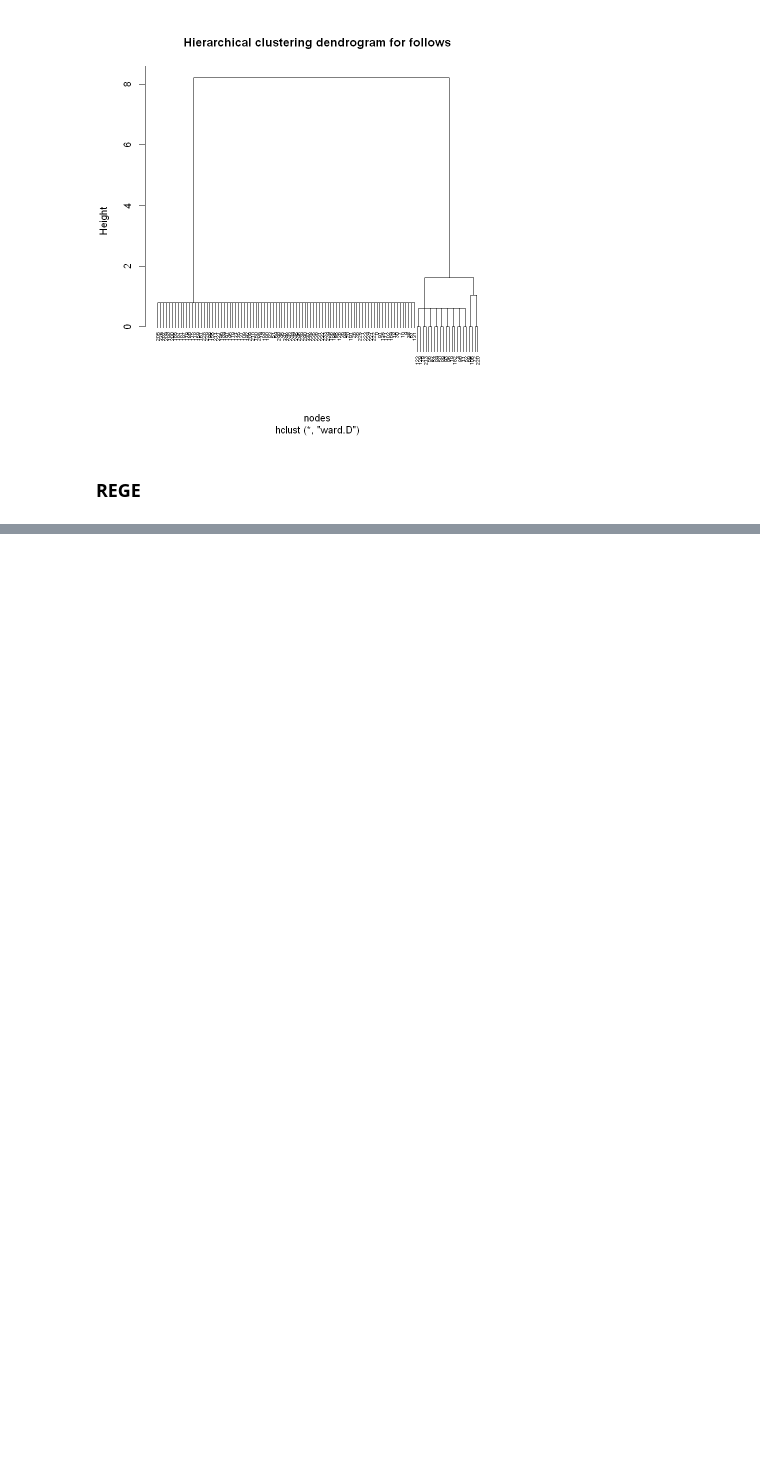
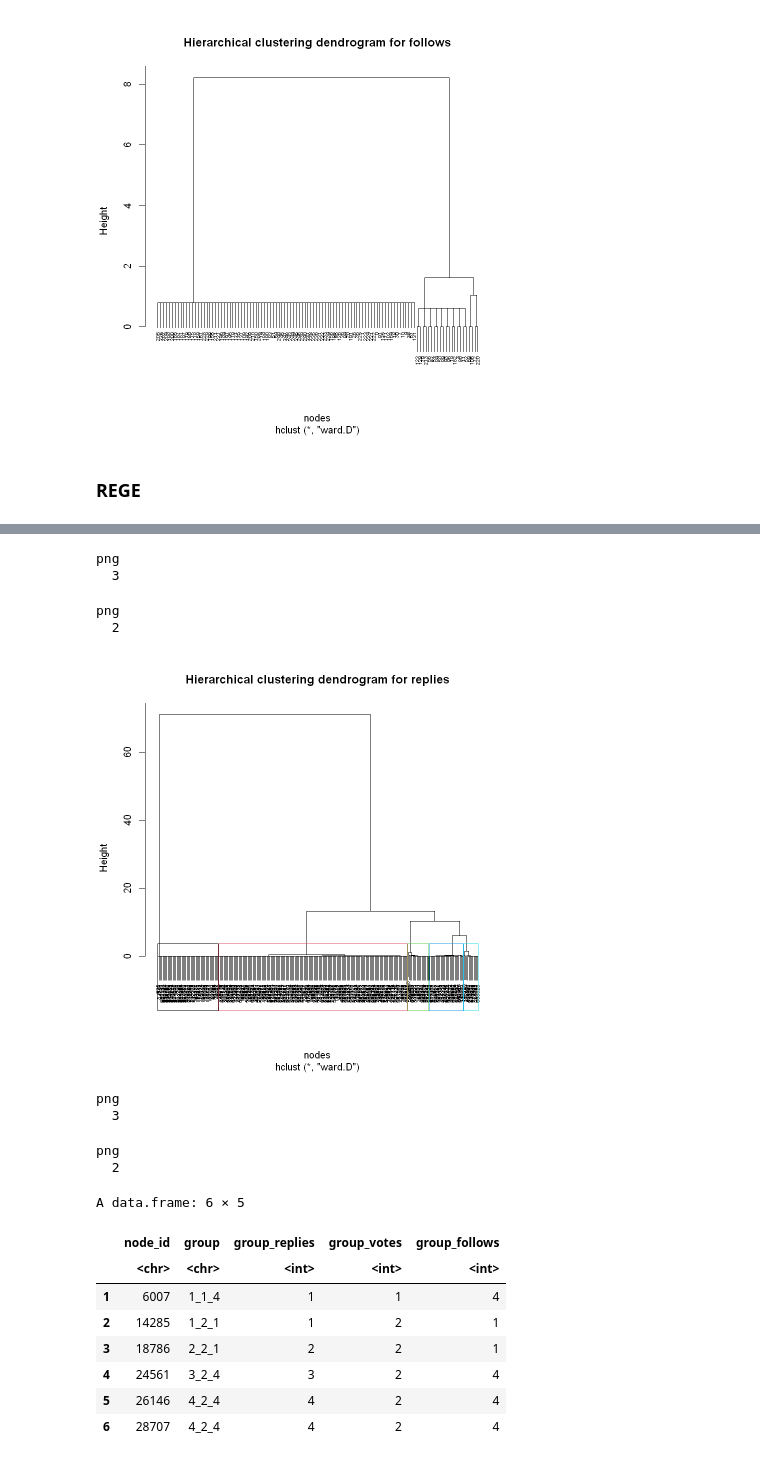
Before and after one commit to babiyivan/network-role-mining, a Jupyter notebook: clustering.ipynb, the cells around one changed output, grey strips where cells are left out. Drawn from its saved outputs; the diff is of its cells as text; code cells hidden in the pictures; blank space fills up the shorter version.

```diff
--- a/clustering.ipynb
+++ b/clustering.ipynb
@@ -258,0 +267,61 @@ Saving 6.67 x 6.67 in image
+# %%
+regeclu <- readRDS("results/rege/rege-253-clustering.rds")
+
+# replies
+replies <- regeclu$replies
+replies$optimk <- 5
+replies$rolelist <- cutree(replies$res_hc, k = 5)
+
+
+plot(replies$res_hc, main="Hierarchical clustering dendrogram for replies", xlab="nodes", cex=0.5)
+rect.hclust(replies$res_hc, k=5, border=1:5, cluster=replies$rolelist)
+dev.copy(png, "results/rege/rege-253-replies-dendrogram-update.png")
+dev.off()
+
+# votes
+votes <- regeclu$votes
+votes$optimk <- 4
+votes$rolelist <- cutree(votes$res_hc, k = 4)
+
+plot(votes$res_hc, main="Hierarchical clustering dendrogram for votes", xlab="nodes", cex=0.5)
+rect.hclust(votes$res_hc, k=4, border=1:4, cluster=votes$rolelist)
+
+dev.copy(png, "results/rege/rege-253-votes-dendrogram-update.png")
+dev.off()
+
+membership <- as.data.frame(replies$rolelist) %>%
+  rownames_to_column("node_id") %>%
+  full_join(as.data.frame(votes$rolelist) %>% rownames_to_column("node_id"), by = "node_id") %>%
+  full_join(as.data.frame(regeclu$follows$rolelist) %>% rownames_to_column("node_id"), by = "node_id") %>%
+  rename(group_replies = "replies$rolelist", group_votes ="votes$rolelist", group_follows = "regeclu$follows$rolelist") %>%
+  unite(group,contains('group_'), remove=FALSE) %>%
+  as.data.frame()
+
+head(membership)
+
+# update object
+regeclu_update <- regeclu
+regeclu_update$replies <- replies
+regeclu_update$votes <- votes
+regeclu_update$membership <- membership
+
+saveRDS(regeclu, file="results/rege/rege-253-clustering-update.rds")
+# %% [output]
+png
+  3
+png
+  2
+[figure, added]
+png
+  3
+png
+  2
+A data.frame: 6 × 5
+|  | node_id | group | group_replies | group_votes | group_follows |
+|  | <chr> | <chr> | <int> | <int> | <int> |
+| 1 | 6007 | 1_1_4 | 1 | 1 | 4 |
+| 2 | 14285 | 1_2_1 | 1 | 2 | 1 |
+| 3 | 18786 | 2_2_1 | 2 | 2 | 1 |
+| 4 | 24561 | 3_2_4 | 3 | 2 | 4 |
+| 5 | 26146 | 4_2_4 | 4 | 2 | 4 |
+| 6 | 28707 | 4_2_4 | 4 | 2 | 4 |
```
Also changed, not shown: parts of 6 cells of this notebook, 2 other files.
